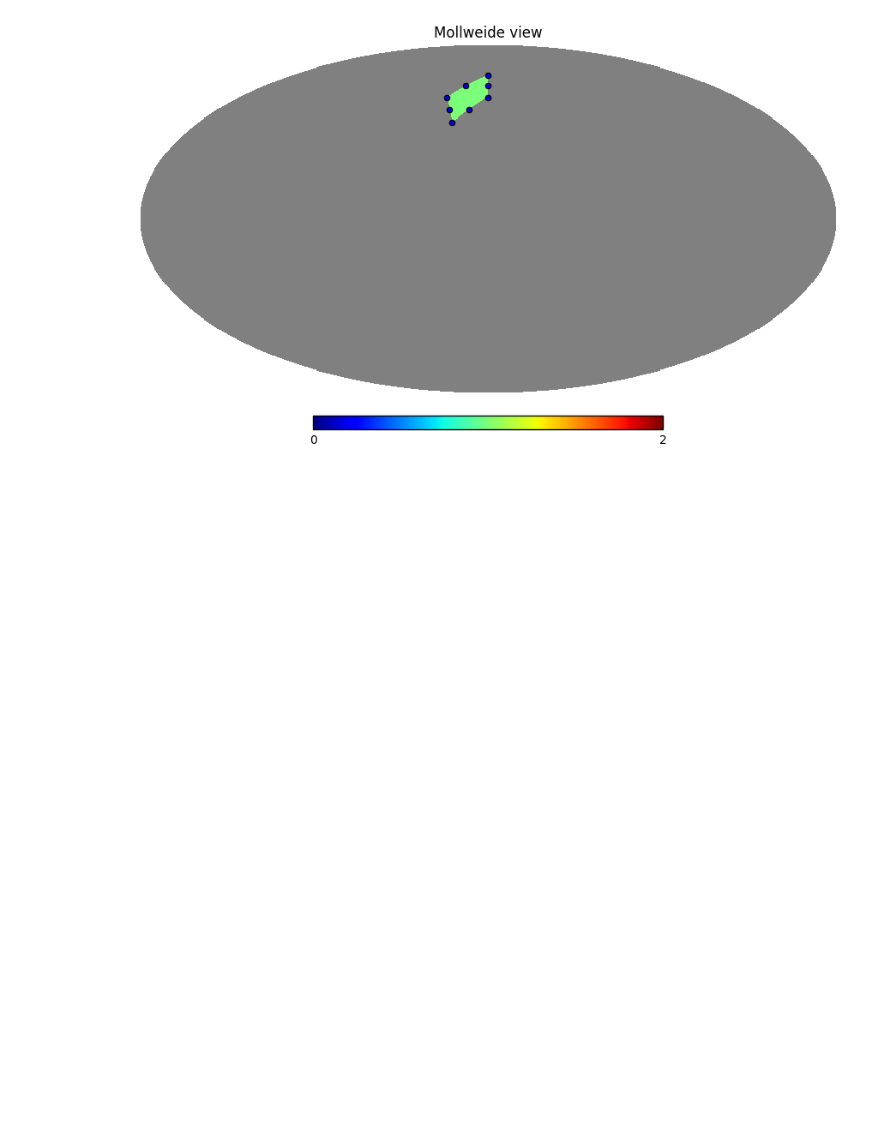
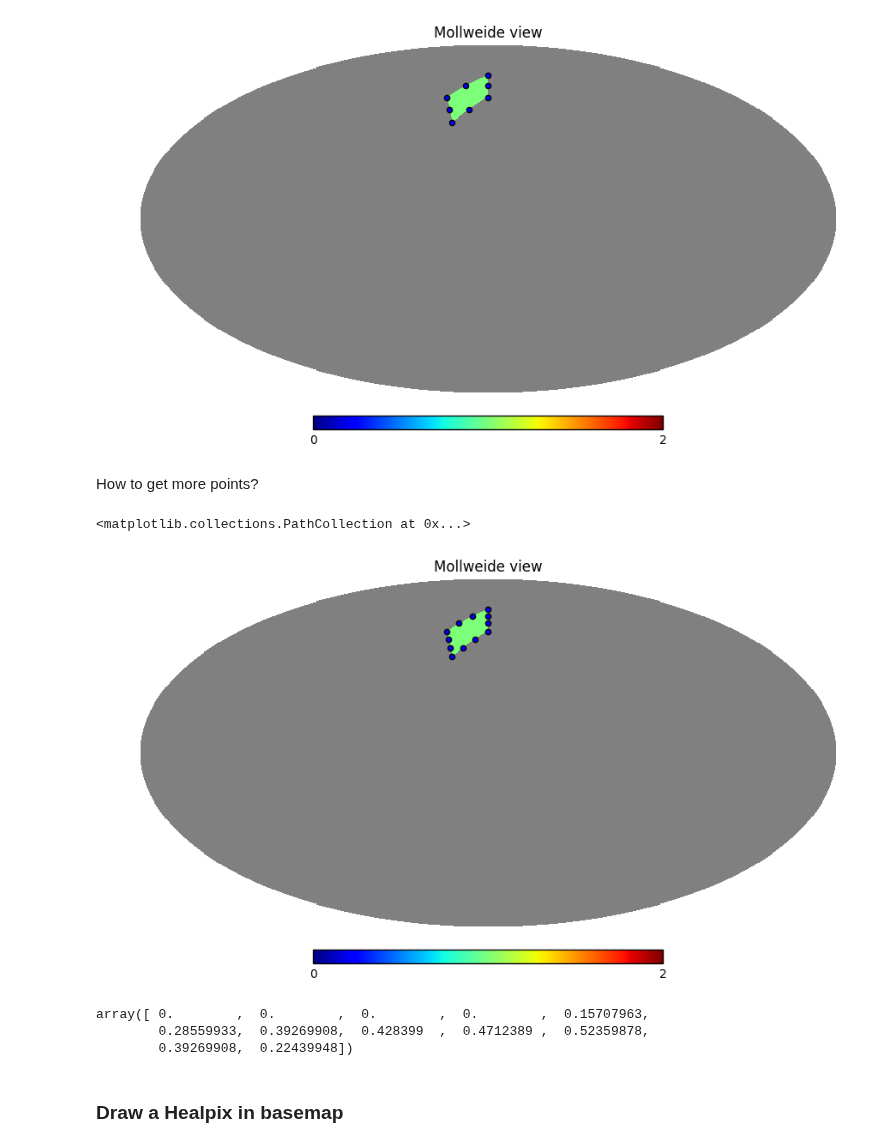
Before and after one commit to LSSTDESC/OpSimSummary, a Jupyter notebook: example/Demo_Healpix_Boundaries.ipynb, the cells around one changed output. Cells and saved outputs as stored; diff of their text form; code cells hidden in the pictures; blank space fills up the shorter version.

Commit message:
Added examples to Demo_Healpix_Boundaries.ipynb 	modified:   example/Demo_Healpix_Boundaries.ipynb

```diff
--- a/example/Demo_Healpix_Boundaries.ipynb
+++ b/example/Demo_Healpix_Boundaries.ipynb
@@ -18,3 +27,23 @@ hp.projscatter(lat, lon)
 # %% [output]
 <matplotlib.collections.PathCollection at 0x...>
 [figure]
+# %% [markdown]
+How to get more points?
+# %%
+lon, lat = healpix_boundaries(ipix, nside=4, units='radians', nest=True, step=3)
+# %%
+arr = np.ones(hp.nside2npix(4)) * hp.UNSEEN
+arr[ipix] = 1
+hp.mollview(arr, nest=True)
+hp.projscatter(lat, lon)
+# %% [output]
+<matplotlib.collections.PathCollection at 0x...>
+[figure, added]
+# %%
+lon
+# %% [output]
+array([ 0.        ,  0.        ,  0.        ,  0.        ,  0.15707963,
+        0.28559933,  0.39269908,  0.428399  ,  0.4712389 ,  0.52359878,
+        0.39269908,  0.22439948])
+# %% [markdown]
+###  Draw a Healpix in basemap
```
Also changed, not shown: parts of 11 cells of this notebook.
